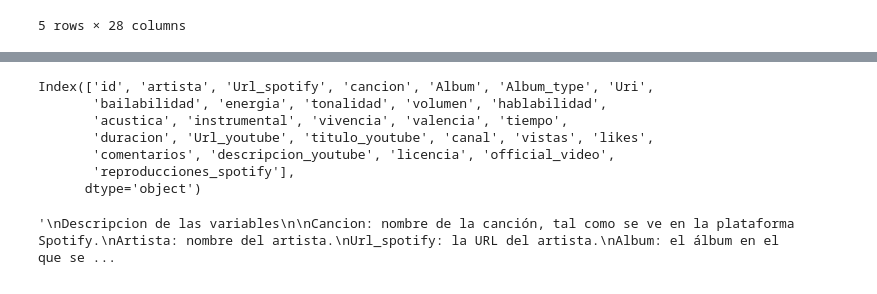
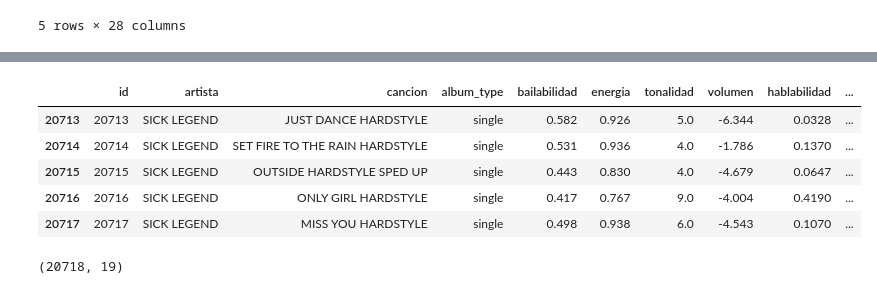
Before and after one commit to federico-700/TP1_spotify_youtube, a Jupyter notebook: Proyecto_spotify_youtube_parte_1_Domañski.ipynb, the cells around one changed output, grey strips where cells are left out. Cells and saved outputs as stored; diff of their text form; code cells hidden in the pictures.

Commit message:
se crea df_reducido

```diff
--- a/Proyecto_spotify_youtube_parte_1_Domañski.ipynb
+++ b/Proyecto_spotify_youtube_parte_1_Domañski.ipynb
@@ -56,49 +106,20 @@ Data columns (total 28 columns):
 dtypes: float64(15), int64(1), object(12)
 memory usage: 4.4+ MB
-# %%
-#Renombramos las columnas, del ingles al español
-
-
-df=df.rename(columns={'Unnamed: 0': 'id','Artist':'artista','Track':'cancion','Danceability':'bailabilidad','Energy':'energia','Key':'tonalidad','Loudness':'volumen','Speechiness':'hablabilidad','Acousticness':'acustica','Instrumentalness':'instrumental','Liveness':'vivencia','Valence':'valencia','Tempo':'tiempo','Duration_ms':'duracion','Title':'titulo_youtube','Channel':'canal','Views':'vistas','Likes':'likes','Comments':'comentarios','Description':'descripcion_youtube','Licensed':'licencia','Stream':'reproducciones_spotify'})
-df.columns
-# %% [output]
-Index(['id', 'artista', 'Url_spotify', 'cancion', 'Album', 'Album_type', 'Uri',
-       'bailabilidad', 'energia', 'tonalidad', 'volumen', 'hablabilidad',
-       'acustica', 'instrumental', 'vivencia', 'valencia', 'tiempo',
-       'duracion', 'Url_youtube', 'titulo_youtube', 'canal', 'vistas', 'likes',
-       'comentarios', 'descripcion_youtube', 'licencia', 'official_video',
-       'reproducciones_spotify'],
-      dtype='object')
-# %%
-"""
-Descripcion de las variables
-
-Cancion: nombre de la canción, tal como se ve en la plataforma Spotify.
-Artista: nombre del artista.
-Url_spotify: la URL del artista.
-Album: el álbum en el que se encuentra la canción en Spotify.
-Album_type: indica si la canción se lanzó en Spotify como single o está contenida en un álbum.
-Uri: un enlace de Spotify que se utiliza para encontrar la canción a través de la API.
-Bailabilidad: describe qué tan adecuada es una pista para bailar en función de una combinación de elementos musicales que incluyen tempo, estabilidad del ritmo, fuerza del pulso y regularidad general. Un valor de 0.0 es menos bailable y 1.0 es más bailable.
-Energia: es una medida de 0.0 a 1.0 y representa una medida perceptual de intensidad y actividad. Por lo general, las pistas energéticas se sienten rápidas, fuertes y ruidosas. Por ejemplo, el death metal tiene mucha energía, mientras que un preludio de Bach tiene una puntuación baja en la escala. Las características perceptivas que contribuyen a este atributo incluyen rango dinámico, volumen percibido, timbre, velocidad de inicio y entropía general.
-Tonalidad: la tonalidad en la que se encuentra la pista. Los números enteros se asignan a tonos utilizando la notación de clase de tono estándar. Por ejemplo, 0 = C, 1 = C♯/D♭, 2 = D, etc. Si no se detectó ninguna tonalidad, el valor es -1.
-Volumen: el volumen general de una pista en decibeles (dB). Los valores de volumen se promedian en toda la pista y son útiles para comparar el volumen relativo de las pistas. El volumen es la calidad de un sonido que es el principal correlato psicológico de la fuerza física (amplitud). Los valores suelen oscilar entre -60 y 0 db.
-Hablabilidad: detecta la presencia de palabras habladas en una pista. Cuanto más parecida a un habla sea la grabación (por ejemplo, un programa de entrevistas, un audiolibro, poesía), más cerca de 1.0 estará el valor del atributo. Los valores superiores a 0.66 describen pistas que probablemente estén compuestas completamente de palabras habladas. Los valores entre 0,33 y 0,66 describen pistas que pueden contener tanto música como diálogo, ya sea en secciones o en capas, incluidos casos como la música rap. Los valores inferiores a 0,33 probablemente representan música y otras pistas que no son de diálogo.
-Acustica: una medida de confianza de 0,0 a 1,0 de si la pista es acústica. 1,0 representa una alta confianza de que la pista es acústica.
-Instrumentalidad: predice si una pista no contiene voces. Los sonidos "Ooh" y "aah" se tratan como instrumentales en este contexto. Las pistas de rap o de palabra hablada son claramente "vocales". Cuanto más cercano esté el valor de instrumentalidad a 1,0, mayor será la probabilidad de que la pista no contenga contenido vocal. Los valores superiores a 0,5 están destinados a representar pistas instrumentales, pero la confianza es mayor a medida que el valor se acerca a 1,0.
-Vivencia: detecta la presencia de una audiencia en la grabación. Los valores de vivacidad más altos representan una mayor probabilidad de que la pista se haya interpretado en vivo. Un valor superior a 0,8 proporciona una gran probabilidad de que la pista sea en vivo. Valencia: medida de 0,0 a 1,0 que describe la positividad musical que transmite una canción. Las canciones con una valencia alta suenan más positivas (por ejemplo, felices, alegres, eufóricas), mientras que las canciones con una valencia baja suenan más negativas (por ejemplo, tristes, deprimidas, enfadadas).
-Tempo: tempo general estimado de una canción en pulsaciones por minuto (PPM). En terminología musical, el tempo es la velocidad o el ritmo de una pieza determinada y se deriva directamente de la duración media de las pulsaciones.
-Duración: duración de la canción en milisegundos.
-Reproducciones_spotify: número de reproducciones de la canción en Spotify.
-Url_youtube: url del vídeo enlazado a la canción en Youtube, si lo hay.
-Título: título del videoclip en Youtube.
-Canal: nombre del canal que ha publicado el vídeo.
-Vistas: número de visualizaciones.
-Likes: número de me gusta.
-Comentarios: número de comentarios.
-Descripción_youtube: descripción del vídeo en Youtube.
-Licencia: indica si el video representa contenido con licencia, lo que significa que el contenido se cargó en un canal vinculado a un socio de contenido de YouTube y luego fue reclamado por ese socio.
-Official_video: valor booleano que indica si el video encontrado es el video oficial de la canción."""
-# %% [output]
-'\nDescripcion de las variables\n\nCancion: nombre de la canción, tal como se ve en la plataforma Spotify.\nArtista: nombre del artista.\nUrl_spotify: la URL del artista.\nAlbum: el álbum en el que se ...
+# %%
+#Se ha procedido a una depuración del conjunto de datos, eliminando variables que no contribuyen significativamente al modelo, como es el caso de 'url_spotify'.
+#Se va hacer un nuevo dataset con las variables mas relevantes
+
+df_reducido =df[['id','artista','cancion','album_type','bailabilidad','energia','tonalidad','volumen','hablabilidad','acustica','instrumental','vivencia','valencia','tiempo','duracion','vistas','likes','comentarios','reproducciones_spotify']]
+df_reducido.tail()
+# %% [output]
+|  | id | artista | cancion | album_type | bailabilidad | energia | tonalidad | volumen | hablabilidad | ... |
+| 20713 | 20713 | SICK LEGEND | JUST DANCE HARDSTYLE | single | 0.582 | 0.926 | 5.0 | -6.344 | 0.0328 | ... |
+| 20714 | 20714 | SICK LEGEND | SET FIRE TO THE RAIN HARDSTYLE | single | 0.531 | 0.936 | 4.0 | -1.786 | 0.1370 | ... |
+| 20715 | 20715 | SICK LEGEND | OUTSIDE HARDSTYLE SPED UP | single | 0.443 | 0.830 | 4.0 | -4.679 | 0.0647 | ... |
+| 20716 | 20716 | SICK LEGEND | ONLY GIRL HARDSTYLE | single | 0.417 | 0.767 | 9.0 | -4.004 | 0.4190 | ... |
+| 20717 | 20717 | SICK LEGEND | MISS YOU HARDSTYLE | single | 0.498 | 0.938 | 6.0 | -4.543 | 0.1070 | ... |
+# %%
+df_reducido.shape
+# %% [output]
+(20718, 19)
 # %%
```
Also changed, not shown: parts of 5 cells of this notebook.
